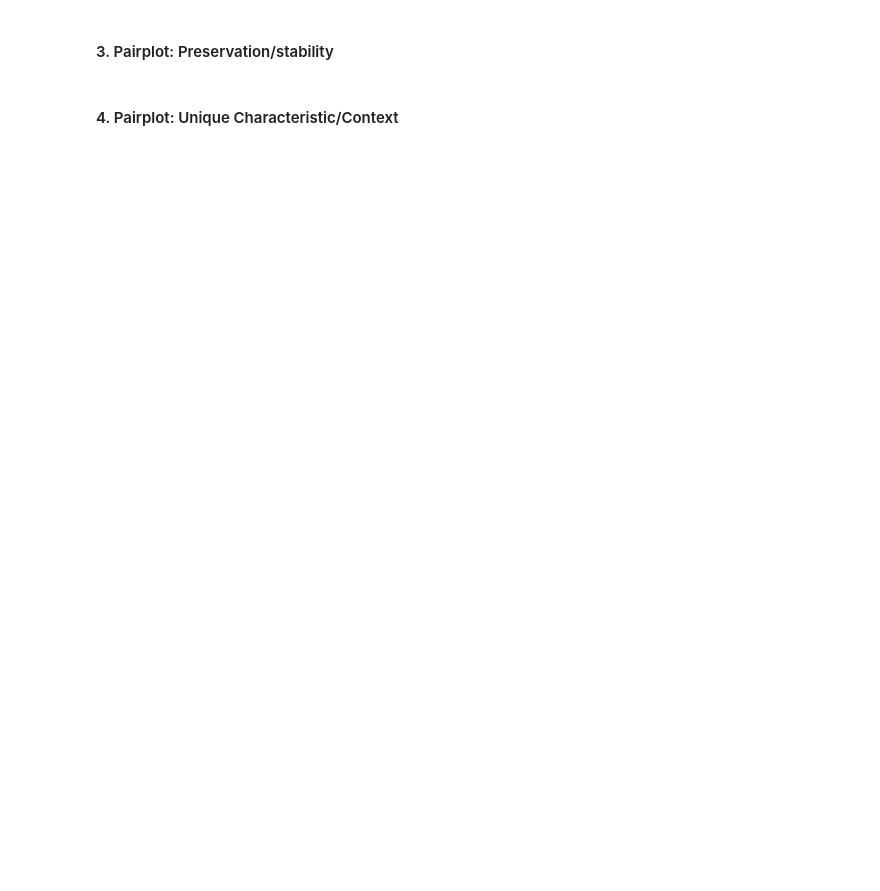
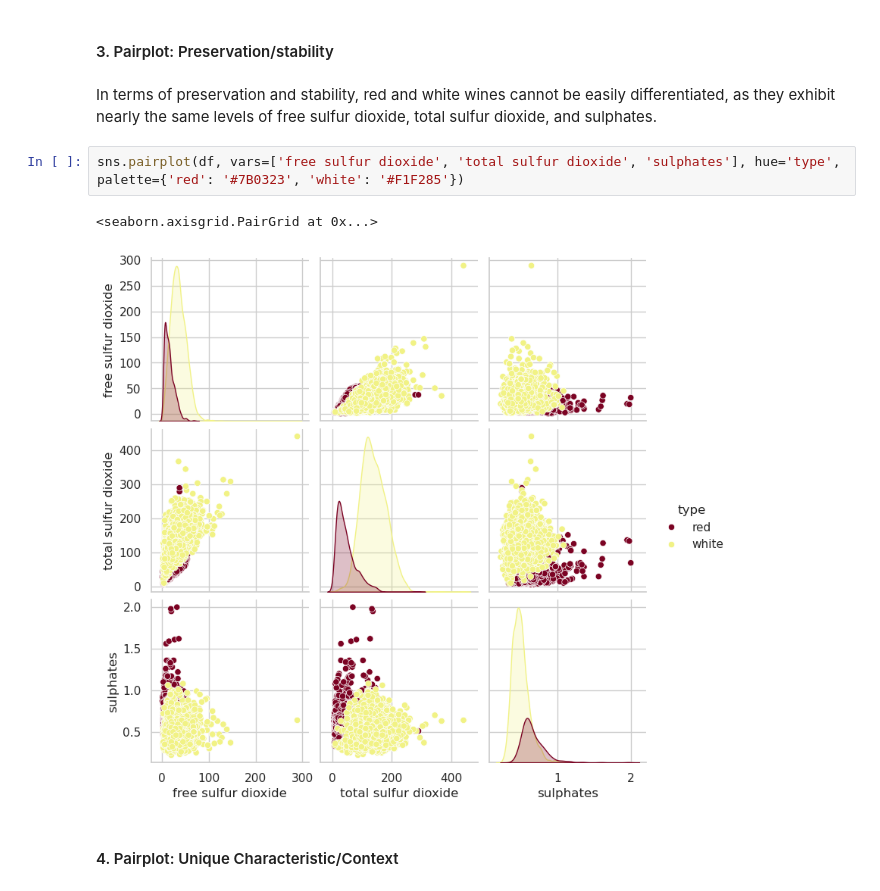
Before and after one commit to kibindy/ML_1_k-nn, a Jupyter notebook: v3 Wine EDA.ipynb, the cells around one changed output. Saved outputs shown, nothing was run; the diff lists cells and outputs as text; blank space fills up the shorter version.

```diff
--- a/v3 Wine EDA.ipynb
+++ b/v3 Wine EDA.ipynb
@@ -213,4 +225,11 @@ dtype: bool
 # %% [markdown]
 #### 3. Pairplot: Preservation/stability
+# %% [markdown]
+In terms of preservation and stability, red and white wines cannot be easily differentiated, as they exhibit nearly the same levels of free sulfur dioxide, total sulfur dioxide, and sulphates.
+# %%
+sns.pairplot(df, vars=['free sulfur dioxide', 'total sulfur dioxide', 'sulphates'], hue='type', palette={'red': '#7B0323', 'white': '#F1F285'})
+# %% [output]
+<seaborn.axisgrid.PairGrid at 0x...>
+[figure, added]
 # %% [markdown]
 #### 4. Pairplot: Unique Characteristic/Context
```
Also changed, not shown: parts of 10 cells of this notebook, 1 other file.
